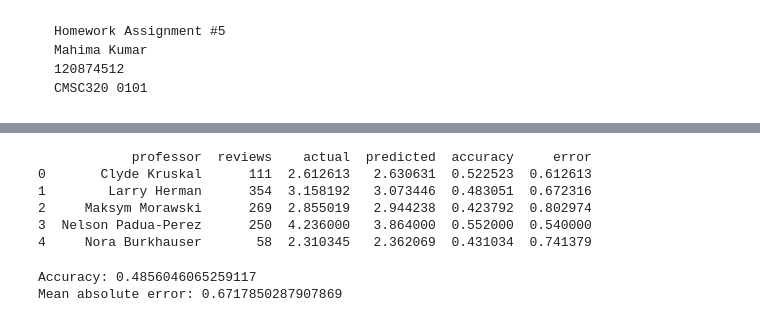
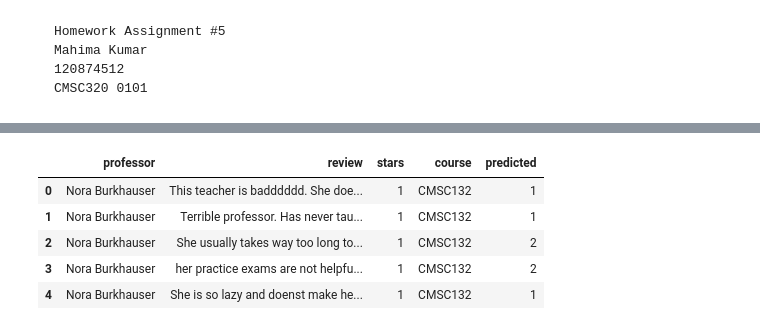
Before and after one commit to mahimasvk/Reviews-Transformer, a Jupyter notebook: hw5_Mahima.ipynb, the cells around one changed output, grey strips where cells are left out. Saved outputs shown, nothing was run; the diff lists cells and outputs as text; code cells hidden in the pictures.

```diff
--- a/hw5_Mahima.ipynb
+++ b/hw5_Mahima.ipynb
@@ -86,8 +136,17 @@ model = pipeline(
 )
 # %%
-# predicts the stars by taking text
 def predictStars(text):
-  # shorten reviews so it doesnt crash on me
-  result = model(text[:512])[0]
-  label = result["label"]
-  return int(label[0])
+    result = model(text[:512])[0]
+    label = result["label"]
+    return int(label[0])
+
+df["predicted"] = df["review"].apply(predictStars)
+
+df.head()
+# %% [output]
+|  | professor | review | stars | course | predicted |
+| 0 | Nora Burkhauser | This teacher is badddddd. She doe... | 1 | CMSC132 | 1 |
+| 1 | Nora Burkhauser | Terrible professor. Has never tau... | 1 | CMSC132 | 1 |
+| 2 | Nora Burkhauser | She usually takes way too long to... | 1 | CMSC132 | 2 |
+| 3 | Nora Burkhauser | her practice exams are not helpfu... | 1 | CMSC132 | 2 |
+| 4 | Nora Burkhauser | She is so lazy and doenst make he... | 1 | CMSC132 | 1 |
@@ -99,29 +166,10 @@ df["error"] = abs(df["stars"] - df["predicted"])
 # %%
-# i wanted to print a summary df for each profs stats
 summary = df.groupby("professor").agg(
-  reviews = ("review", "count"),
-  actual = ("stars", "mean"),
-  predicted = ("predicted", "mean"),
-  accuracy = ("correct", "mean"),
-  error = ("error", "mean")
+    reviews=("review", "count"),
+    actualavg=("stars", "mean"),
+    predictedavg=("predicted", "mean"),
+    accuracy=("correct", "mean"),
+    avgerror=("error", "mean")
 ).reset_index()
 
-print(summary)
+summary
-# %% [output]
-            professor  reviews    actual  predicted  accuracy     error
-0       Clyde Kruskal      111  2.612613   2.630631  0.522523  0.612613
-1        Larry Herman      354  3.158192   3.073446  0.483051  0.672316
-2     Maksym Morawski      269  2.855019   2.944238  0.423792  0.802974
-3  Nelson Padua-Perez      250  4.236000   3.864000  0.552000  0.540000
-4     Nora Burkhauser       58  2.310345   2.362069  0.431034  0.741379
-# %%
-# for accuracy and the avg error i used sklearn imports
-accuracy = accuracy_score(df["stars"], df["predicted"])
-mae = mean_absolute_error(df["stars"], df["predicted"])
-
-# this is js my average scores between all profs
-print("Accuracy:", accuracy)
-print("Mean absolute error:", mae)
-# %% [output]
-Accuracy: 0.4856046065259117
-Mean absolute error: 0.6717850287907869
```
Also changed, not shown: parts of 13 cells of this notebook.
